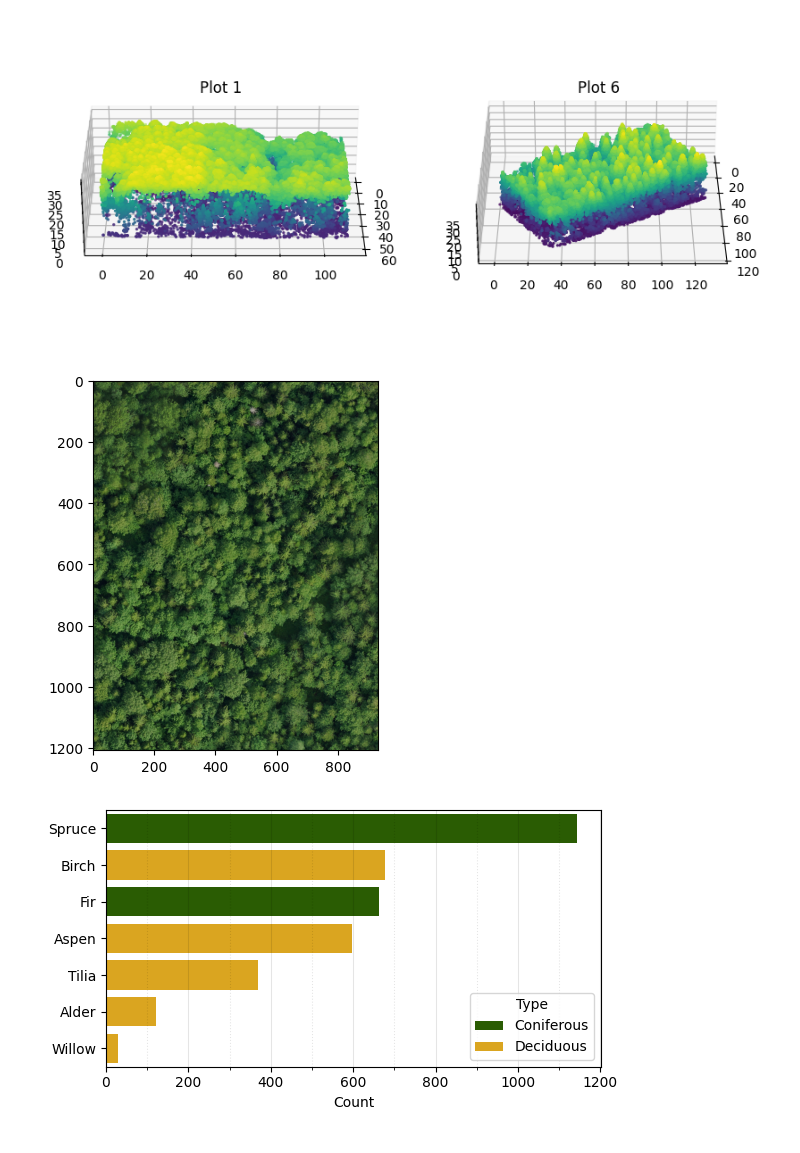
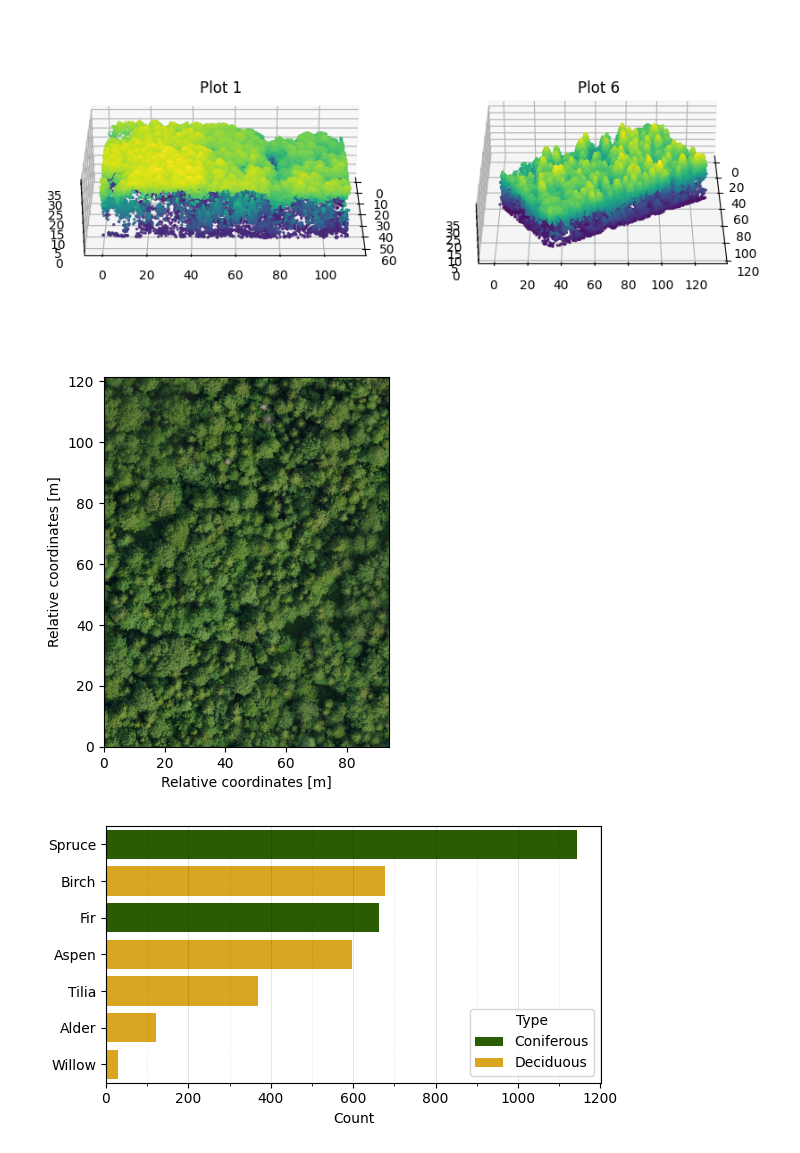
Before and after one commit to iod-ine/thesis, a Jupyter notebook: chapters/03a_lysva_dataset.ipynb, the cells around one changed output. Saved outputs shown, nothing was run; the diff lists cells and outputs as text; code cells hidden in the pictures.

Commit message:
Add axis labels to figure 3.4

```diff
--- a/chapters/03a_lysva_dataset.ipynb
+++ b/chapters/03a_lysva_dataset.ipynb
@@ -154,12 +154,17 @@ with rasterio.open(lysva_ortho_files[9]) as dd:
 # %%
 #| include: true
 #| label: fig-example-ortho
 #| fig-cap: A visualization of the orthophoto of plot 10.
 
 fig, ax = plt.subplots()
-ax.imshow(np.rollaxis(ortho, 0, 3));
+ax.imshow(
+    X=np.rollaxis(ortho, 0, 3),
+    extent=[0, dd.bounds.right - dd.bounds.left, 0, dd.bounds.top - dd.bounds.bottom],
+)
+ax.set_xlabel("Relative coordinates [m]")
+ax.set_ylabel("Relative coordinates [m]");
 # %% [output]
-[figure, old version]
+[figure, new version]
 # %%
 #| include: true
 #| label: fig-lysva-species-distribution
```
